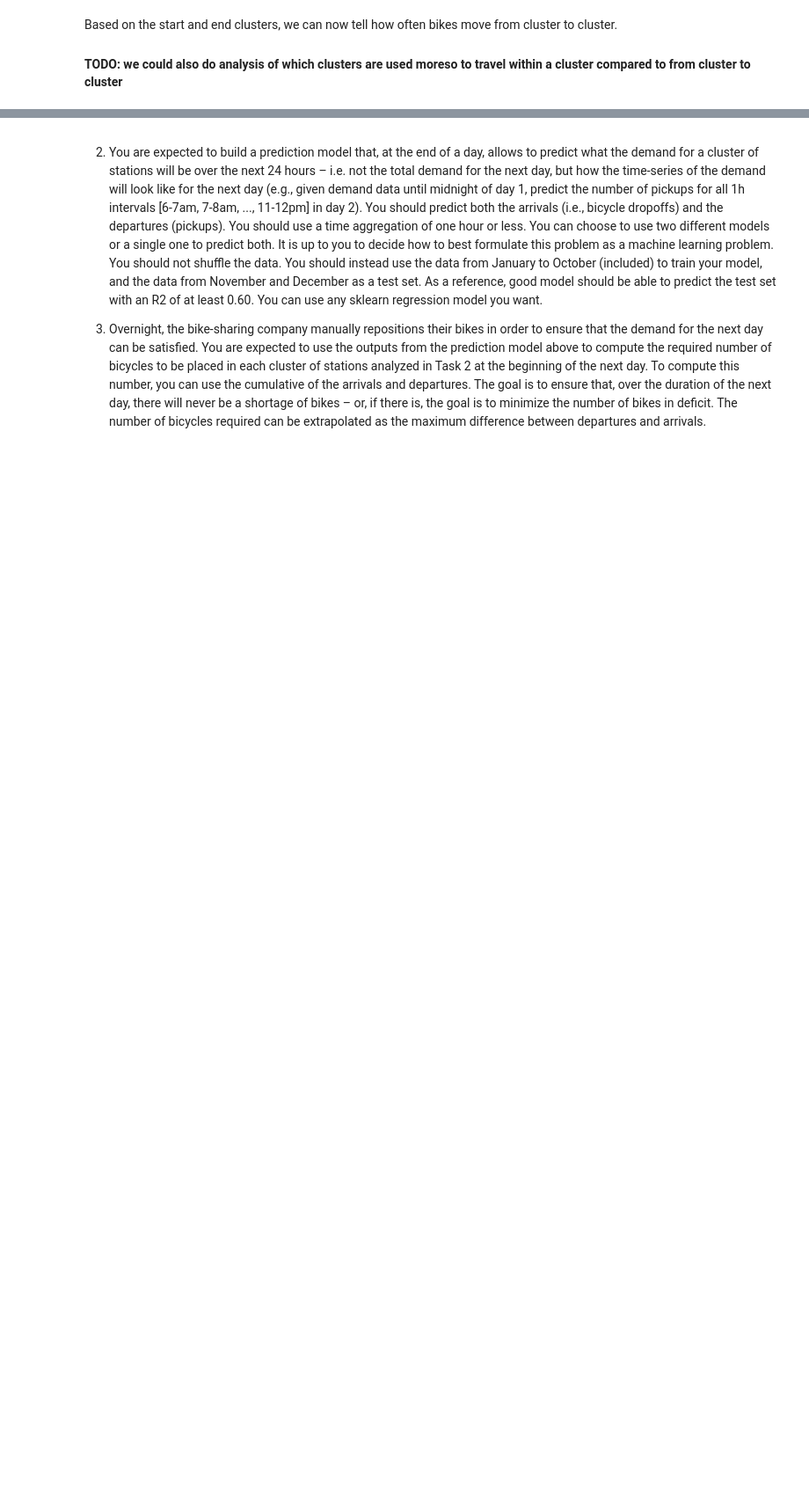
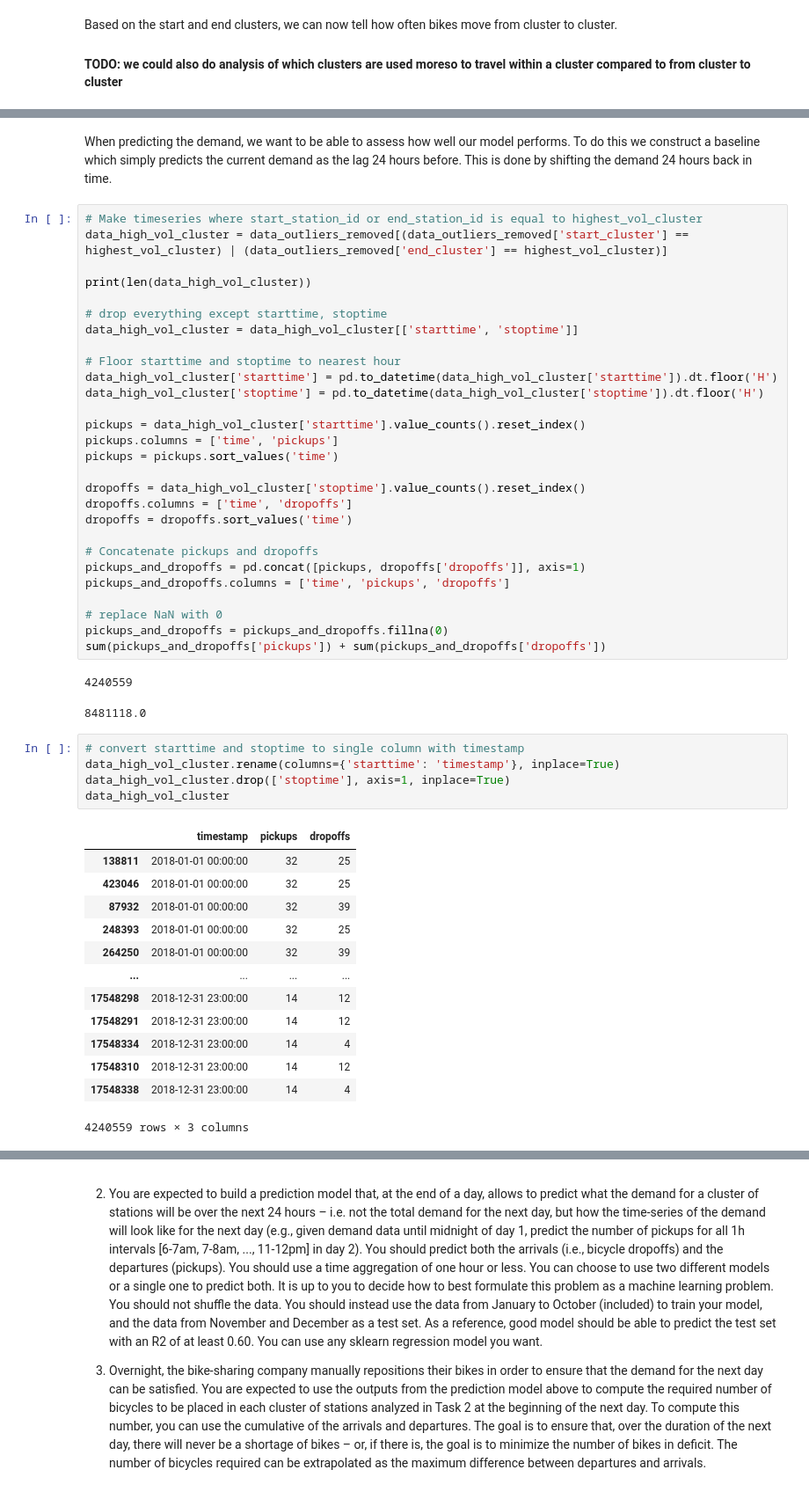
Before and after one commit to 4ug-aug/42577-IBA-Project, a Jupyter notebook: project.ipynb, the cells around one changed output, grey strips where cells are left out. Shown at 88% size. Drawn from its saved outputs; the diff is of its cells as text; blank space fills up the shorter version.

Commit message:
Feat: Started on modelling

```diff
--- a/project.ipynb
+++ b/project.ipynb
@@ -545,0 +542,52 @@ Amount of trips starting and ending in different clusters: 10469487
+# %% [markdown]
+When predicting the demand, we want to be able to assess how well our model performs. To do this we construct a baseline which simply predicts the current demand as the lag 24 hours before. This is done by shifting the demand 24 hours back in time.
+# %%
+# Make timeseries where start_station_id or end_station_id is equal to highest_vol_cluster
+data_high_vol_cluster = data_outliers_removed[(data_outliers_removed['start_cluster'] == highest_vol_cluster) | (data_outliers_removed['end_cluster'] == highest_vol_cluster)]
+
+print(len(data_high_vol_cluster))
+
+# drop everything except starttime, stoptime
+data_high_vol_cluster = data_high_vol_cluster[['starttime', 'stoptime']]
+
+# Floor starttime and stoptime to nearest hour
+data_high_vol_cluster['starttime'] = pd.to_datetime(data_high_vol_cluster['starttime']).dt.floor('H')
+data_high_vol_cluster['stoptime'] = pd.to_datetime(data_high_vol_cluster['stoptime']).dt.floor('H')
+
+pickups = data_high_vol_cluster['starttime'].value_counts().reset_index()
+pickups.columns = ['time', 'pickups']
+pickups = pickups.sort_values('time')
+
+dropoffs = data_high_vol_cluster['stoptime'].value_counts().reset_index()
+dropoffs.columns = ['time', 'dropoffs']
+dropoffs = dropoffs.sort_values('time')
+
+# Concatenate pickups and dropoffs
+pickups_and_dropoffs = pd.concat([pickups, dropoffs['dropoffs']], axis=1)
+pickups_and_dropoffs.columns = ['time', 'pickups', 'dropoffs']
+
+# replace NaN with 0
+pickups_and_dropoffs = pickups_and_dropoffs.fillna(0)
+sum(pickups_and_dropoffs['pickups']) + sum(pickups_and_dropoffs['dropoffs'])
+# %% [output]
+4240559
+8481118.0
+# %%
+# convert starttime and stoptime to single column with timestamp
+data_high_vol_cluster.rename(columns={'starttime': 'timestamp'}, inplace=True)
+data_high_vol_cluster.drop(['stoptime'], axis=1, inplace=True)
+data_high_vol_cluster
+# %% [output]
+|  | timestamp | pickups | dropoffs |
+| 138811 | 2018-01-01 00:00:00 | 32 | 25 |
+| 423046 | 2018-01-01 00:00:00 | 32 | 25 |
+| 87932 | 2018-01-01 00:00:00 | 32 | 39 |
+| 248393 | 2018-01-01 00:00:00 | 32 | 25 |
+| 264250 | 2018-01-01 00:00:00 | 32 | 39 |
+| ... | ... | ... | ... |
+| 17548298 | 2018-12-31 23:00:00 | 14 | 12 |
+| 17548291 | 2018-12-31 23:00:00 | 14 | 12 |
+| 17548334 | 2018-12-31 23:00:00 | 14 | 4 |
+| 17548310 | 2018-12-31 23:00:00 | 14 | 12 |
+| 17548338 | 2018-12-31 23:00:00 | 14 | 4 |
+4240559 rows × 3 columns
```
Also changed, not shown: parts of 6 cells of this notebook.
